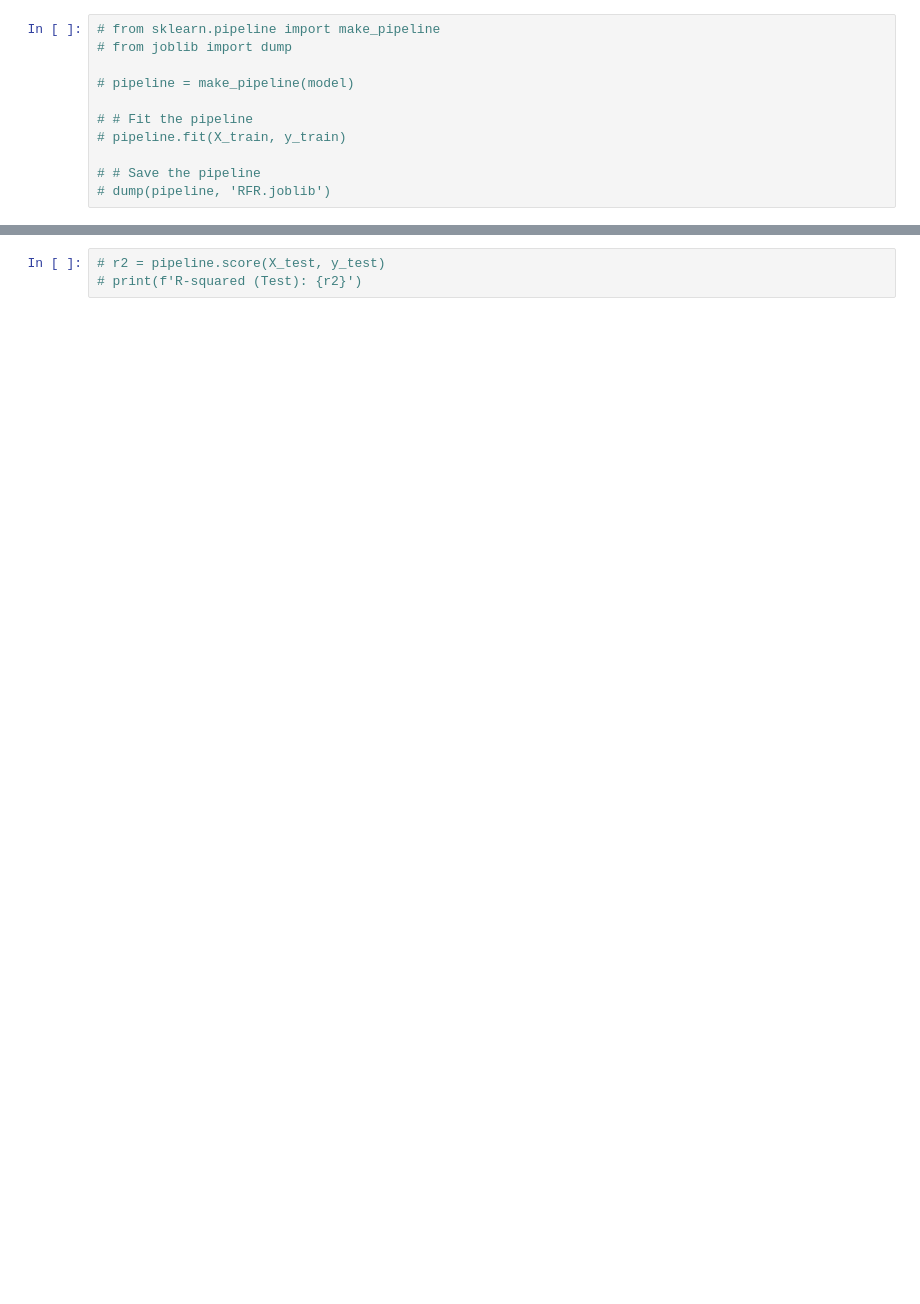
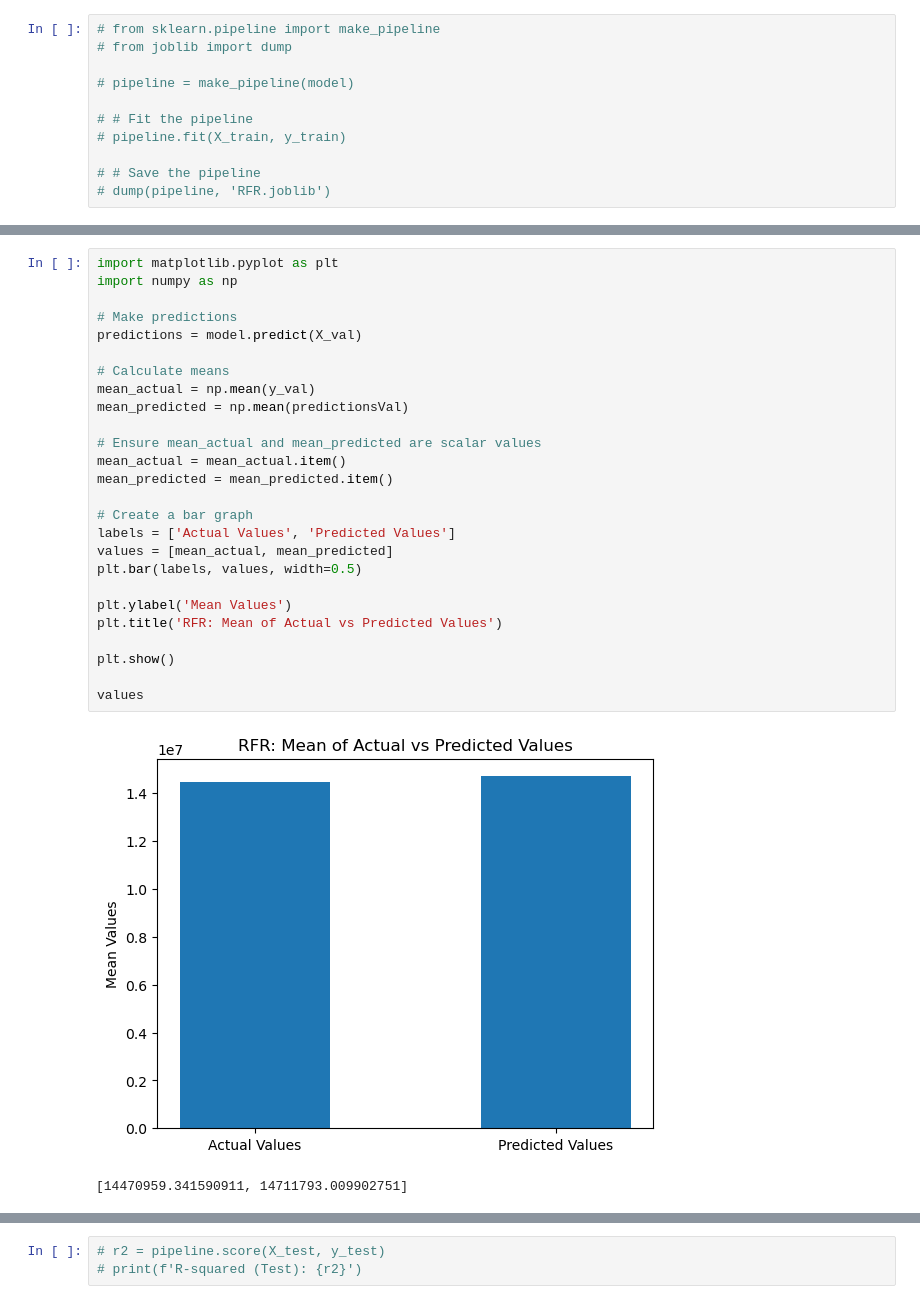
Before and after one commit to geromepenalosa/Typhoonista, a Jupyter notebook: RFRS.ipynb, the cells around one changed output, grey strips where cells are left out. Saved outputs shown, nothing was run; the diff lists cells and outputs as text; blank space fills up the shorter version.

Commit message:
added trained models for forecasting

```diff
--- a/RFRS.ipynb
+++ b/RFRS.ipynb
@@ -308,3 +333,32 @@ plt.show()
+# %%
+import matplotlib.pyplot as plt
+import numpy as np
+
+# Make predictions
+predictions = model.predict(X_val)
+
+# Calculate means
+mean_actual = np.mean(y_val)
+mean_predicted = np.mean(predictionsVal)
+
+# Ensure mean_actual and mean_predicted are scalar values
+mean_actual = mean_actual.item()
+mean_predicted = mean_predicted.item()
+
+# Create a bar graph
+labels = ['Actual Values', 'Predicted Values']
+values = [mean_actual, mean_predicted]
+plt.bar(labels, values, width=0.5)
+
+plt.ylabel('Mean Values')
+plt.title('RFR: Mean of Actual vs Predicted Values')
+
+plt.show()
+
+values
+# %% [output]
+[figure, added]
+[14470959.341590911, 14711793.009902751]
 # %%
 import pandas as pd
 import numpy as np
```
Also changed, not shown: parts of 7 cells of this notebook, 15 other files.
